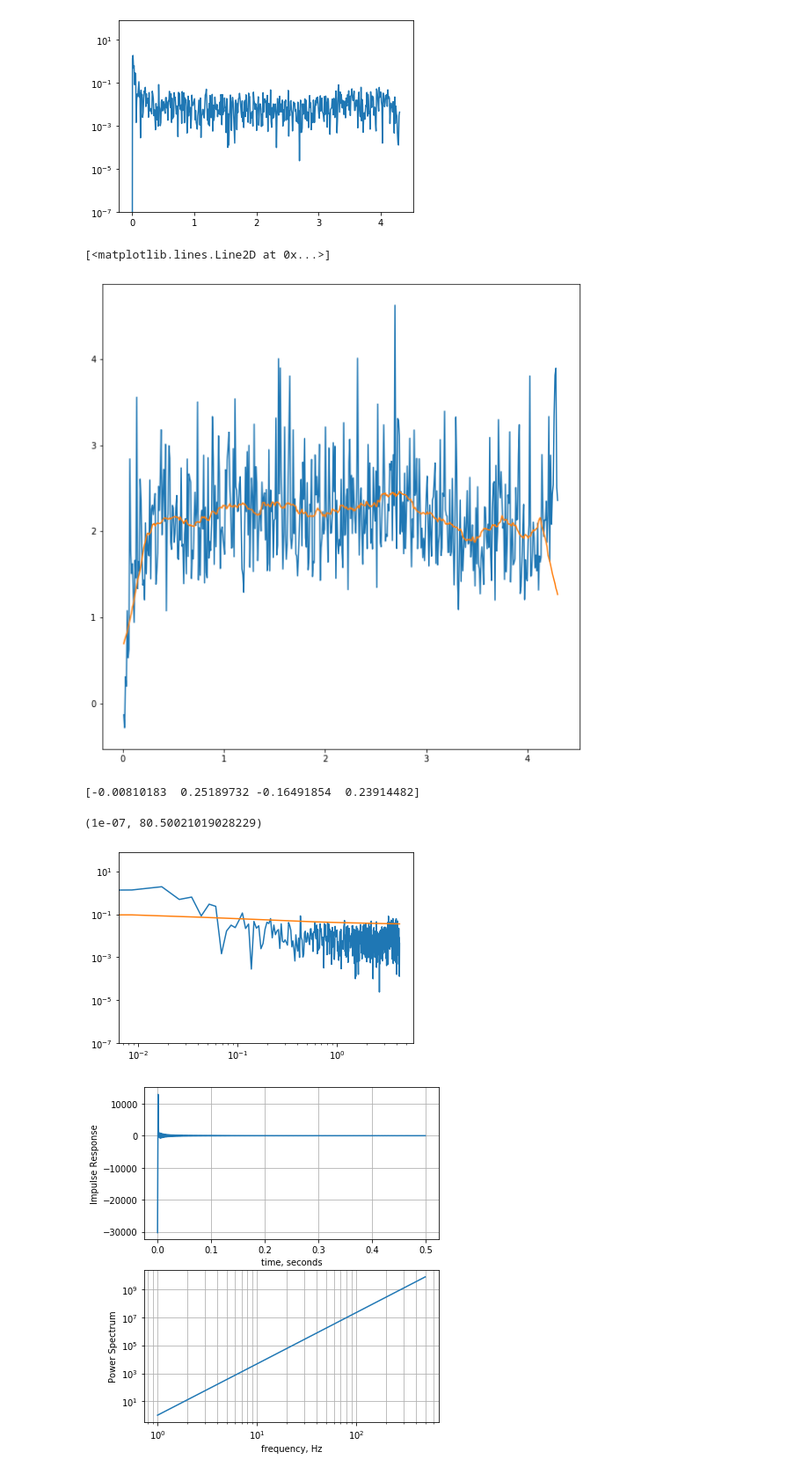
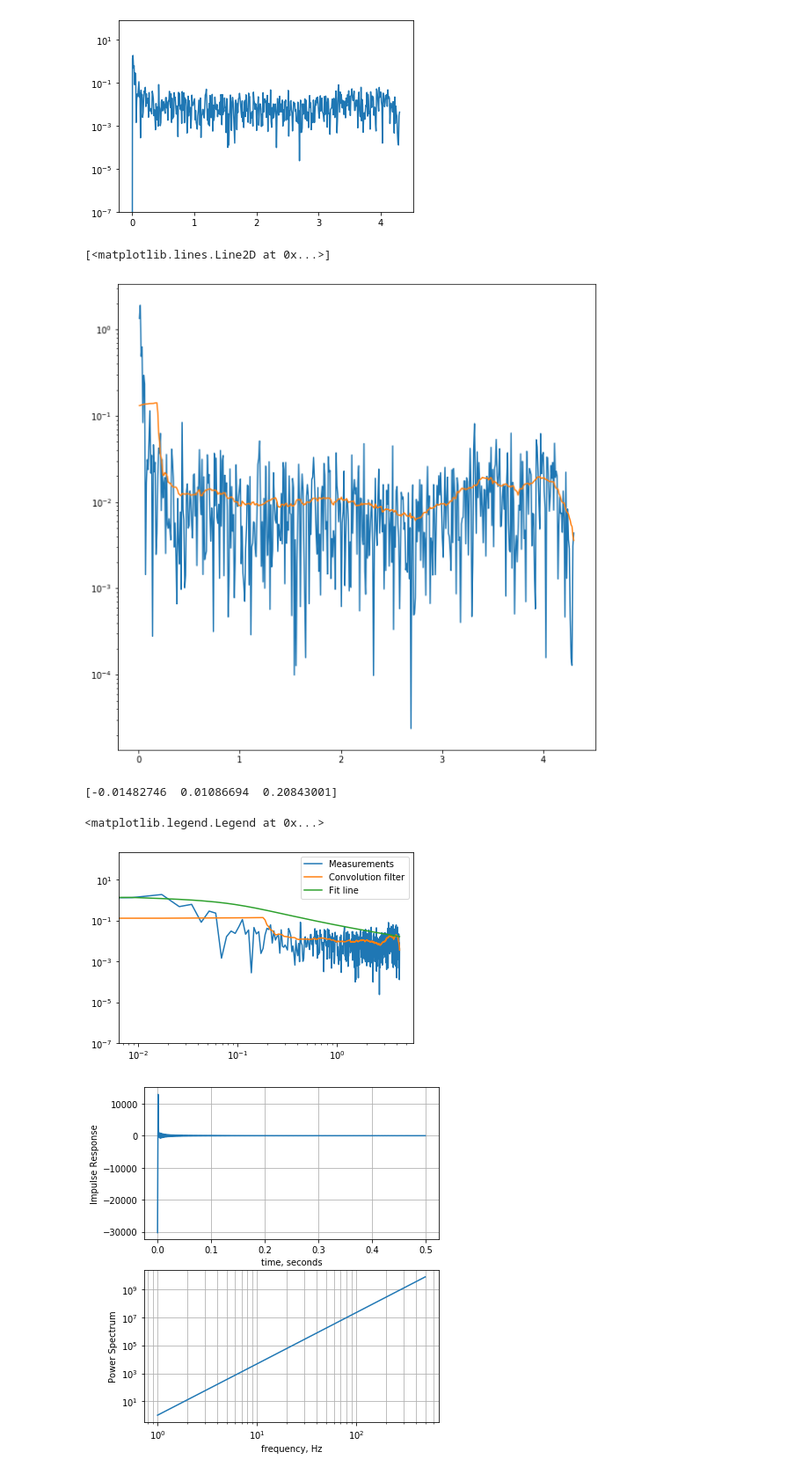
Before and after one commit to aditya-sengupta/tip-tilt-control, a Jupyter notebook: control/dev/impulse_filter.ipynb, the cells around one changed output. Shown at 88% size. Saved outputs shown, nothing was run; the diff lists cells and outputs as text; code cells hidden in the pictures.

```diff
--- a/control/dev/impulse_filter.ipynb
+++ b/control/dev/impulse_filter.ipynb
@@ -22,14 +22,14 @@ plt.ylim(1e-7)
 # %%
 log_psd = -np.log10(Pxx)
 size = 20
 to_conv = [1/(2*size + 1)] * (2 * size + 1)
-clean_psd = np.convolve(log_psd[1:], to_conv)
+clean_psd = np.convolve(Pxx[1:], to_conv)
 plt.figure(figsize=(10,10))
-plt.plot(fxx[1:], log_psd[1:])
-plt.plot(fxx[1:], clean_psd[size:-size])
+plt.semilogy(fxx[1:], Pxx[1:])
+plt.semilogy(fxx[1:], clean_psd[size:-size])
 # %% [output]
 [<matplotlib.lines.Line2D at 0x...>]
-[figure, old version]
+[figure, new version]
 # %%
 a = 1e-6
 
@@ -44,12 +44,14 @@ pars = optimize.minimize(LL, [1, 0.1, 1/3, 1], method='Nelder-Mead').x
 # %%
 print(pars)
-plt.loglog(fxx, Pxx)
-plt.loglog(fxx, np.exp(-model_ft(pars[:-1])))
+plt.loglog(fxx, Pxx, label='Measurements')
+plt.loglog(fxx, clean_psd[size-1:-size], label='Convolution filter')
+plt.loglog(fxx, np.exp(-model_ft([0.01482746, 3/2])), label='Fit line')
 plt.ylim(1e-7)
+plt.legend()
 # %% [output]
-[-0.00810183  0.25189732 -0.16491854  0.23914482]
+[-0.01482746  0.01086694  0.20843001]
-(1e-07, 80.50021019028229)
+<matplotlib.legend.Legend at 0x...>
-[figure, old version]
+[figure, new version]
 # %%
 filter_turbulence = design_filt(dt = 1/f_sampling, N = 2*N)
 response = filt(filter_turbulence, dt=1/f_sampling, u=x_tt[:lim])
```
Also changed, not shown: parts of 1 cell of this notebook.
